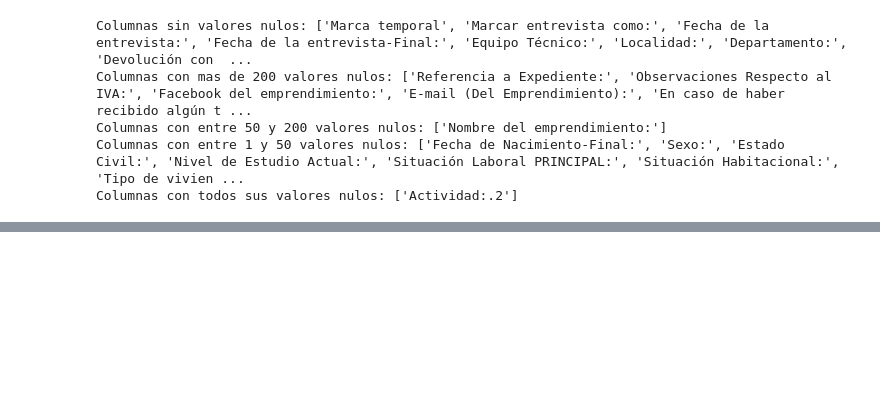
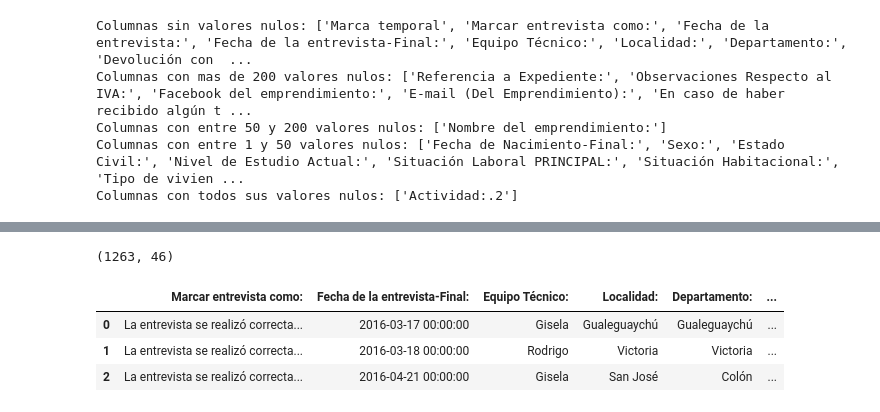
Before and after one commit to sosarodrigox/coderhouse_emprendedores_it, a Jupyter notebook: Emprendedores_IT.ipynb, the cells around one changed output, grey strips where cells are left out. Drawn from its saved outputs; the diff is of its cells as text; code cells hidden in the pictures; blank space fills up the shorter version.

Commit message:
drop columns

```diff
--- a/Emprendedores_IT.ipynb
+++ b/Emprendedores_IT.ipynb
@@ -311,0 +316,54 @@ Luego del análisis exploratorio inicial del dataset observamos lo siguiente:
+# %%
+columnas_a_eliminar = [
+    "Marca temporal",
+    "Fecha de la entrevista:",
+    "Referencia a Expediente:",
+    "Observaciones Respecto al IVA:",
+    "Tramitó la Exención Impositiva en ATER?:",
+    "Nombre del emprendimiento:",
+    "Facebook del emprendimiento:",
+    "E-mail (Del Emprendimiento):",
+    "Situación Familiar:",
+    "Qué función cumplen?:",
+    "Facturación Mensual (Ingresos Brutos):",
+    "Costo Mensual (Egresos):",
+    "Donde compra la materia prima?:",
+    "Monto Máximo ($) aprobado por Equipo Técnico:",
+    "Herramienta comprada Efectivamente:",
+    "Observaciones de la entrevista:",
+    "Sub-Rubro:",
+    "Sub-Rubro:.1",
+    "Actividad:",
+    "Actividad:.1",
+    "Actividad:.2",
+    "Actividad:.3",
+    "Actividad:.4",
+    "Actividad:.5",
+    "Actividad:.6",
+    "Actividad:.7",
+    "Actividad:.8",
+    "Actividad:.9",
+    "Actividad:.10",
+    "Actividad:.11",
+    "Actividad:.12",
+    "Actividad:.13",
+    "Actividad:.14",
+    "Actividad:.15",
+]
+
+# Eliminar las columnas seleccionadas:
+df.drop(columnas_a_eliminar, inplace=True, axis=1)
+# %%
+# Mostrar la nueva forma del conjunto de datos: (1263 Registros, 46 Columnas)
+df.shape
+# %% [output]
+(1263, 46)
+# %%
+# Copio el dataframe "df" y lo asigno como "df_drop":
+df_drop = df.copy()
+df_drop.head(3)
+# %% [output]
+|  | Marcar entrevista como: | Fecha de la entrevista-Final: | Equipo Técnico: | Localidad: | Departamento: | ... |
+| 0 | La entrevista se realizó correcta... | 2016-03-17 00:00:00 | Gisela | Gualeguaychú | Gualeguaychú | ... |
+| 1 | La entrevista se realizó correcta... | 2016-03-18 00:00:00 | Rodrigo | Victoria | Victoria | ... |
+| 2 | La entrevista se realizó correcta... | 2016-04-21 00:00:00 | Gisela | San José | Colón | ... |
```
Also changed, not shown: parts of 3 cells of this notebook.
